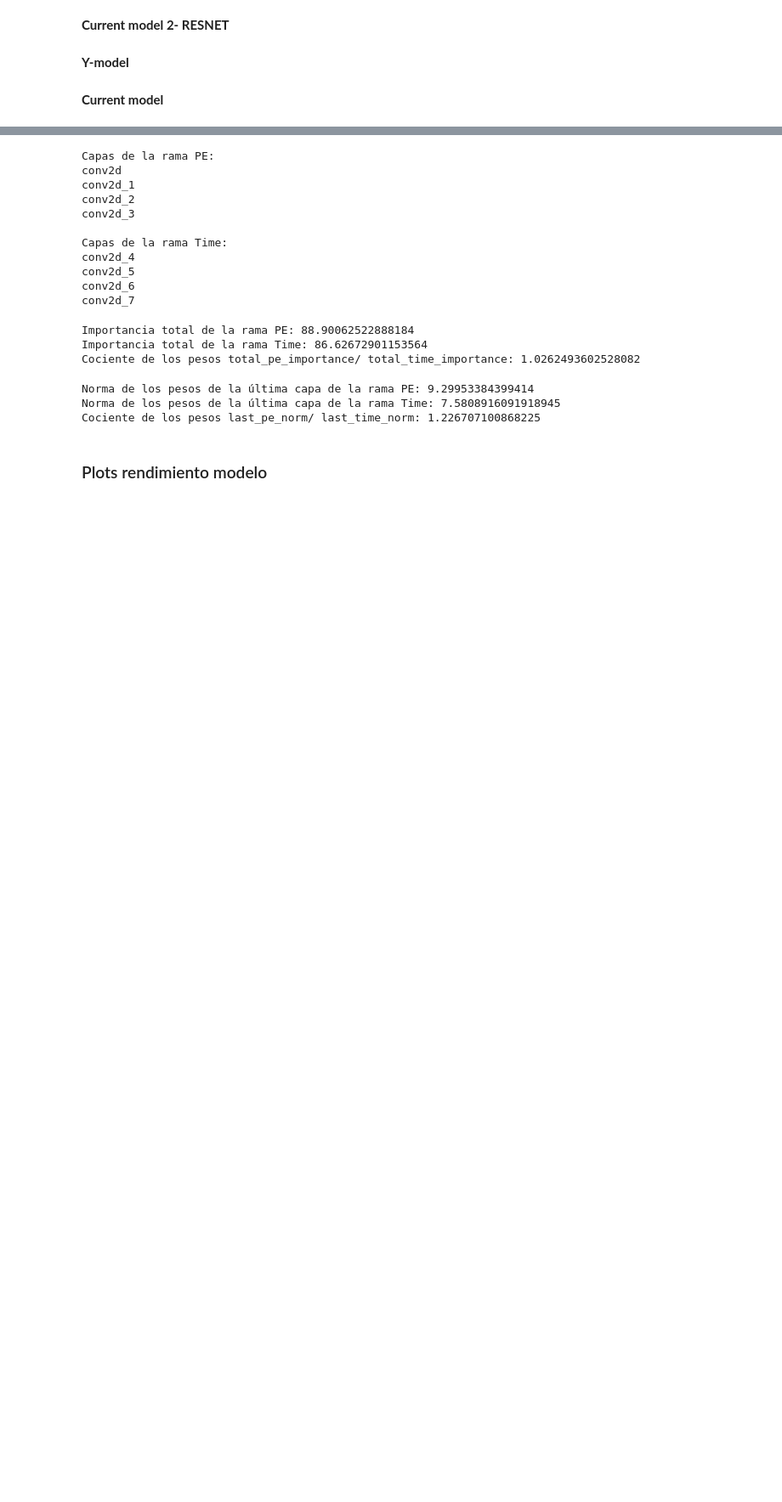
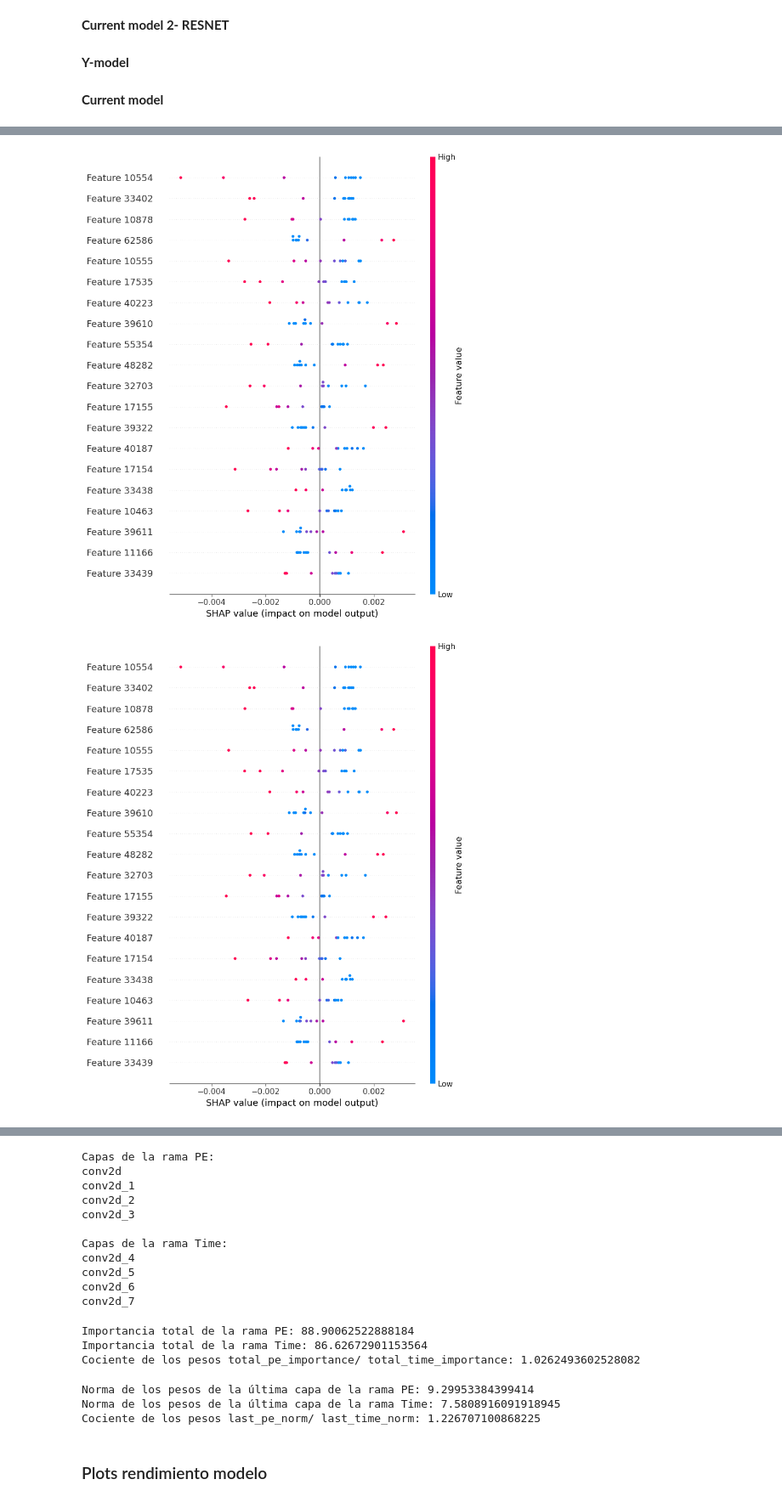
Before and after one commit to CIEMAT-Neutrino/AI_nuvT, a Jupyter notebook: 6_Regression_Ebaricenter_NN.ipynb, the cells around one changed output, grey strips where cells are left out. Shown at 85% size. Cells and saved outputs as stored; diff of their text form; code cells hidden in the pictures; blank space fills up the shorter version.

Commit message:
incluido ejemplo SHAP

```diff
--- a/6_Regression_Ebaricenter_NN.ipynb
+++ b/6_Regression_Ebaricenter_NN.ipynb
@@ -8,5 +7,5 @@ image_xas = np.load("/data/vidales/images/image_v1203_onlype_xas.npy")
 # %%
-table = pq.read_table('saved_archives/v1203_noTPCselection_c1&c2.parquet')
+table = pq.read_table('saved_archives/v1303_noTPCselection_c1&c2.parquet')
 nuvT = ak.from_iter(table.column('nuvT').to_pylist())
 nuvT_c = ak.from_iter(table.column('nuvT_c').to_pylist())
 nuvT_c_bunch = ak.from_iter(table.column('nuvT_c_bunch').to_pylist())
@@ -34,6 +37,6 @@ nuvT_c_bunch = nuvT_c_bunch.reshape(-1, 1)
 # %%
 #y = np.column_stack((nuvT_c, dEpromx_f, dEpromy_f, dEpromz_f))
-y = np.column_stack((dEpromx, dEpromy, dEpromz))
+y = np.column_stack((nuvT_c, dEpromx, dEpromy, dEpromz))
 y_np = ak.to_numpy(y)
 print("Merged y_np:")
 print(y_np)
@@ -96,7 +99,7 @@ print(test_size)
 # %% [output]
 6589
 # %%
-x_train_total, x_test_total = image_total[:-test_size], image_total[-test_size:]
-print('x_train dim.:',x_train_total.shape)
-print('x_test dim.:', x_test_total.shape)
+x_train, x_test = image_total[:-test_size], image_total[-test_size:]
+print('x_train dim.:',x_train.shape)
+print('x_test dim.:', x_test.shape)
 # %% [output]
@@ -679,0 +625,3 @@ _________________________________________________________________
+# %%
+model_shap = create_cnn_model_relu(x_train, (3,3))
+model_shap.summary()
@@ -679,0 +667,28 @@ _________________________________________________________________
+# %%
+import shap
+import numpy as np
+
+# Selecciona aleatoriamente 100 muestras en lugar de 5000
+background_samples = x_train[np.random.choice(x_train.shape[0], 100, replace=False)]
+
+# Usar DeepExplainer (corrected from your comment about GradientExplainer)
+explainer = shap.DeepExplainer(model_shap, background_samples)
+
+# Calcular valores SHAP
+shap_values = explainer.shap_values(x_test[:10])
+
+# Selecciona los valores SHAP para la clase 0
+shap_values_class_0 = shap_values[0]  # Shape: (10, height, width, channels) or similar
+
+# Flatten the SHAP values and x_test to 2D
+shap_values_flat = shap_values_class_0.reshape(10, -1)  # Shape: (10, height*width*channels)
+x_test_flat = x_test[:10].reshape(10, -1)  # Shape: (10, height*width*channels)
+
+# Visualiza los valores SHAP para las primeras 10 muestras
+shap.summary_plot(shap_values_flat, x_test_flat)
+
+# Visualizar resultados con más características mostradas
+shap.summary_plot(shap_values_flat, x_test_flat, max_display=20)
+# %% [output]
+[figure, added]
+[figure, added]
```
Also changed, not shown: parts of 41 cells of this notebook, 3 other files.
